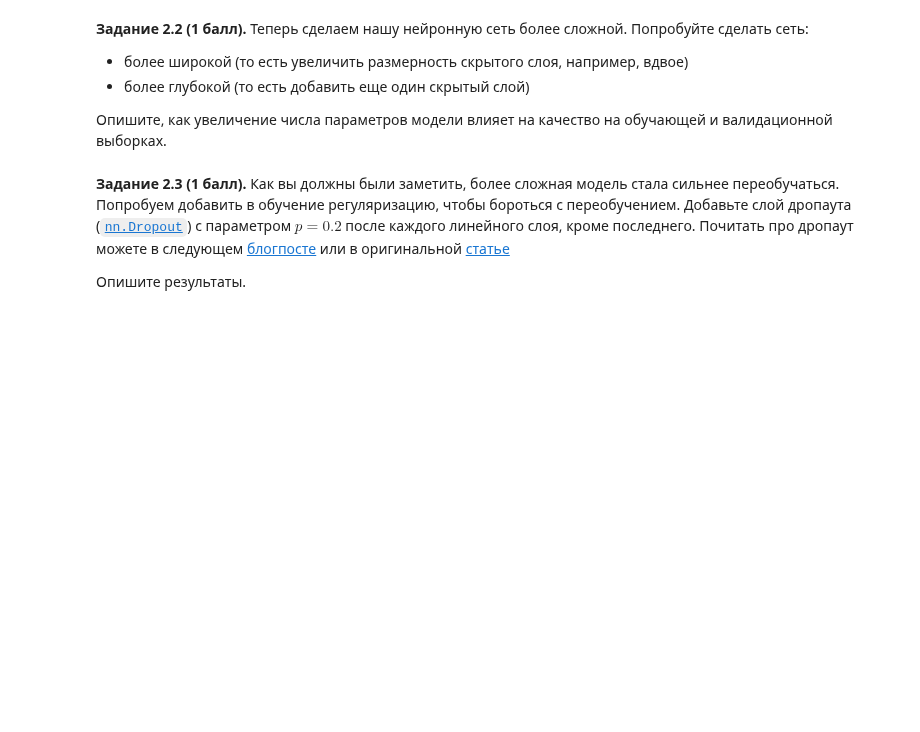
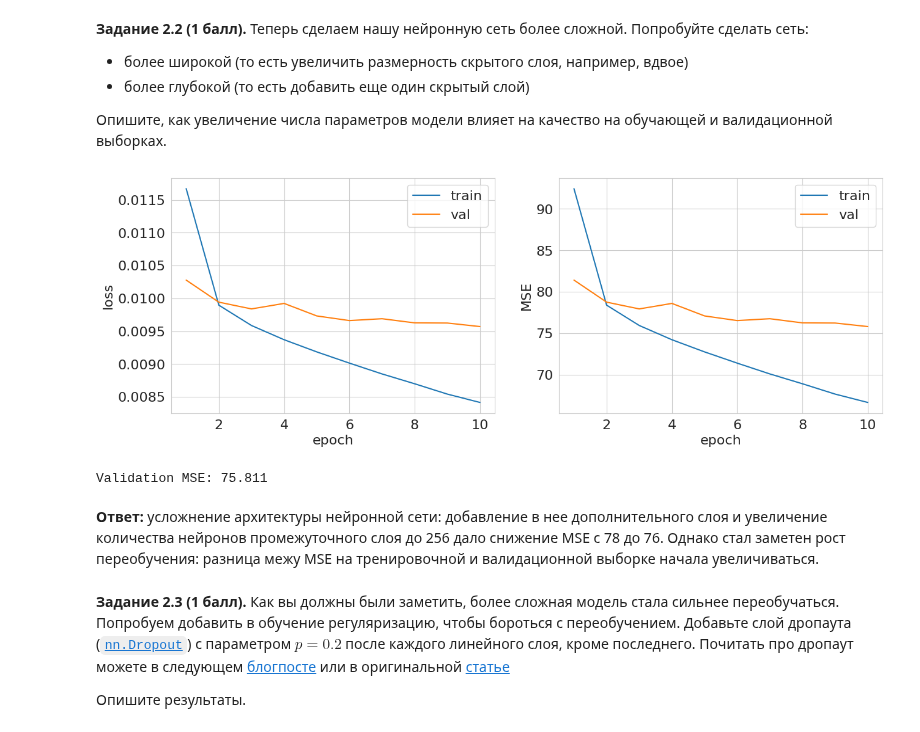
Before and after one commit to PavelMKh/HSE-AI, a Jupyter notebook: DL/HW1_Light.ipynb, the cells around one changed output. Drawn from its saved outputs; the diff is of its cells as text; code cells hidden in the pictures; blank space fills up the shorter version.

```diff
--- a/DL/HW1_Light.ipynb
+++ b/DL/HW1_Light.ipynb
@@ -566,7 +647,55 @@ Validation MSE: 124.017
 
 Опишите, как увеличение числа параметров модели влияет на качество на обучающей и валидационной выборках.
 # %%
-# YOUR CODE HERE (－.－)...zzzZZZzzzZZZ
+class NNModelRegression(nn.Module):
+    def __init__(self):
+        super(NNModelRegression, self).__init__()
+        self.fc1 = nn.LazyLinear(256)
+        self.relu1 = nn.ReLU()
+        self.fc2 = nn.Linear(256, 128)
+        self.relu2 = nn.ReLU()
+        self.fc3 = nn.Linear(128, 1)
+        self.sigmoid = nn.Sigmoid()
+
+    def forward(self, x):
+        x = self.fc1(x)
+        x = self.relu1(x)
+        x = self.fc2(x)
+        x = self.relu2(x)
+        x = self.fc3(x)
+        x = self.sigmoid(x)
+        return x
+
+nn_regr = NNModelRegression()
+
+optimizer = torch.optim.Adam(nn_regr.parameters(), lr=1e-4, betas=(0.9, 0.999), eps=1e-7)
+criterion = nn.MSELoss()
+
+metric = lambda preds, targets: ((denormalize(preds.cpu()) - denormalize(targets.cpu())) ** 2).mean()
+
+train_dataset = TensorDataset(torch.tensor(X_train, dtype=torch.float32),
+                              torch.tensor(y_train_norm, dtype=torch.float32).reshape(-1, 1))
+
+val_dataset = TensorDataset(torch.tensor(X_val, dtype=torch.float32),
+                            torch.tensor(y_val_norm, dtype=torch.float32).reshape(-1, 1))
+
+train_loader = DataLoader(train_dataset, batch_size=32, shuffle=True)
+val_loader = DataLoader(val_dataset, batch_size=32, shuffle=True)
+
+nn_metrics = train_and_validate(nn_regr,
+                                optimizer,
+                                criterion,
+                                metric,
+                                train_loader,
+                                val_loader,
+                                10,
+                                True,
+                                device='cuda')
+# %% [output]
+[figure, added]
+Validation MSE: 75.811
+# %% [markdown]
+**Ответ:** усложнение архитектуры нейронной сети: добавление в нее дополнительного слоя и увеличение количества нейронов промежуточного слоя до 256 дало снижение MSE с 78 до 76. Однако стал заметен рост переобучения: разница межу MSE на тренировочной и валидационной выборке начала увеличиваться.
 # %% [markdown]
 **Задание 2.3 (1 балл).** Как вы должны были заметить, более сложная модель стала сильнее переобучаться. Попробуем добавить в обучение регуляризацию, чтобы бороться с переобучением. Добавьте слой дропаута ([`nn.Dropout`](https://pytorch.org/docs/stable/generated/torch.nn.Dropout.html#torch.nn.Dropout)) с параметром $p=0.2$ после каждого линейного слоя, кроме последнего. Почитать про дропаут можете в следующем [блогпосте](https://medium.com/@amarbudhiraja/https-medium-com-amarbudhiraja-learning-less-to-learn-better-dropout-in-deep-machine-learning-74334da4bfc5) или в оригинальной [статье](https://jmlr.org/papers/volume15/srivastava14a/srivastava14a.pdf)
 
```
Also changed, not shown: parts of 7 cells of this notebook.
